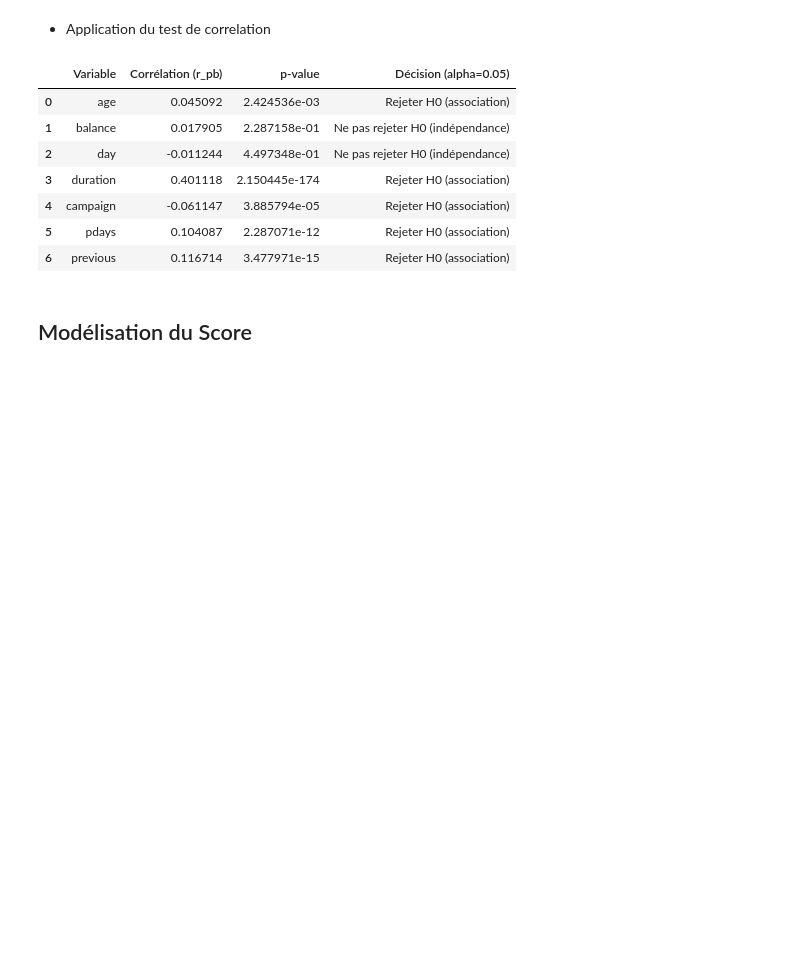
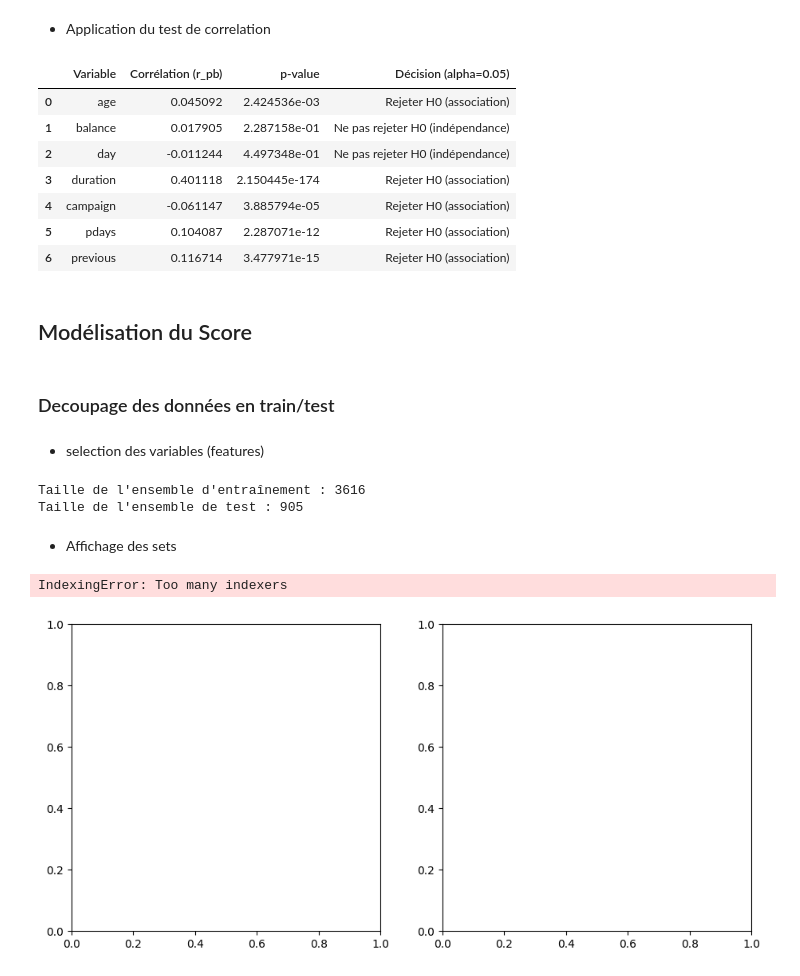
Before and after one commit to Atji00/CreditScoringModel, a Jupyter notebook: credit_scoring_model.ipynb, the cells around one changed output. Drawn from its saved outputs; the diff is of its cells as text; code cells hidden in the pictures; blank space fills up the shorter version.

```diff
--- a/credit_scoring_model.ipynb
+++ b/credit_scoring_model.ipynb
@@ -436,3 +445,43 @@ corr_pearson(data, target = "credit_subscribed", variables = numvars)
 | 6 | previous | 0.116714 | 3.477971e-15 | Rejeter H0 (association) |
 # %% [markdown]
 ## Modélisation du Score
+# %% [markdown]
+### Decoupage des données en train/test
+# %% [markdown]
+- selection des variables (features)
+# %%
+X_cats = ['job', 'marital','housing', 'loan','poutcome']
+X_nums = ['balance','campaign', 'previous']
+# %%
+#Séparer les données en features (X) et target (y)
+features = data[X_cats + X_nums]
+target = data["credit_subscribed"].map({'no':0, 'yes':1}).astype('int')
+
+#Diviser les données en train et test
+
+X_train, X_test, y_train, y_test = train_test_split(
+                                                    features, target,
+                                                    test_size=0.2,
+                                                    random_state=42,
+                                                    shuffle = True,
+                                                    stratify=target
+                                                    )
+
+print("Taille de l'ensemble d'entraînement :", len(X_train))
+print("Taille de l'ensemble de test :", len(X_test))
+# %% [output]
+Taille de l'ensemble d'entraînement : 3616
+Taille de l'ensemble de test : 905
+# %% [markdown]
+- Affichage des sets
+# %%
+fig, ax=plt.subplots(1,2,figsize=(11,5), sharex=False, sharey=False)
+ax1, ax2= ax
+ax1.scatter(X_train.iloc[:,0],X_train.iloc[:,1], c=y_train, alpha=0.8, lw=3)
+ax1.set_title('Train Data (80%)')
+ax2.scatter(X_test.iloc[:,0],X_test.iloc[:,1], c=y_test, alpha=0.8, lw=3)
+ax2.set_title('Test Data (20%)')
+plt.show()
+# %% [output]
+IndexingError: Too many indexers
+[figure, added]
```
Also changed, not shown: parts of 5 cells of this notebook.
